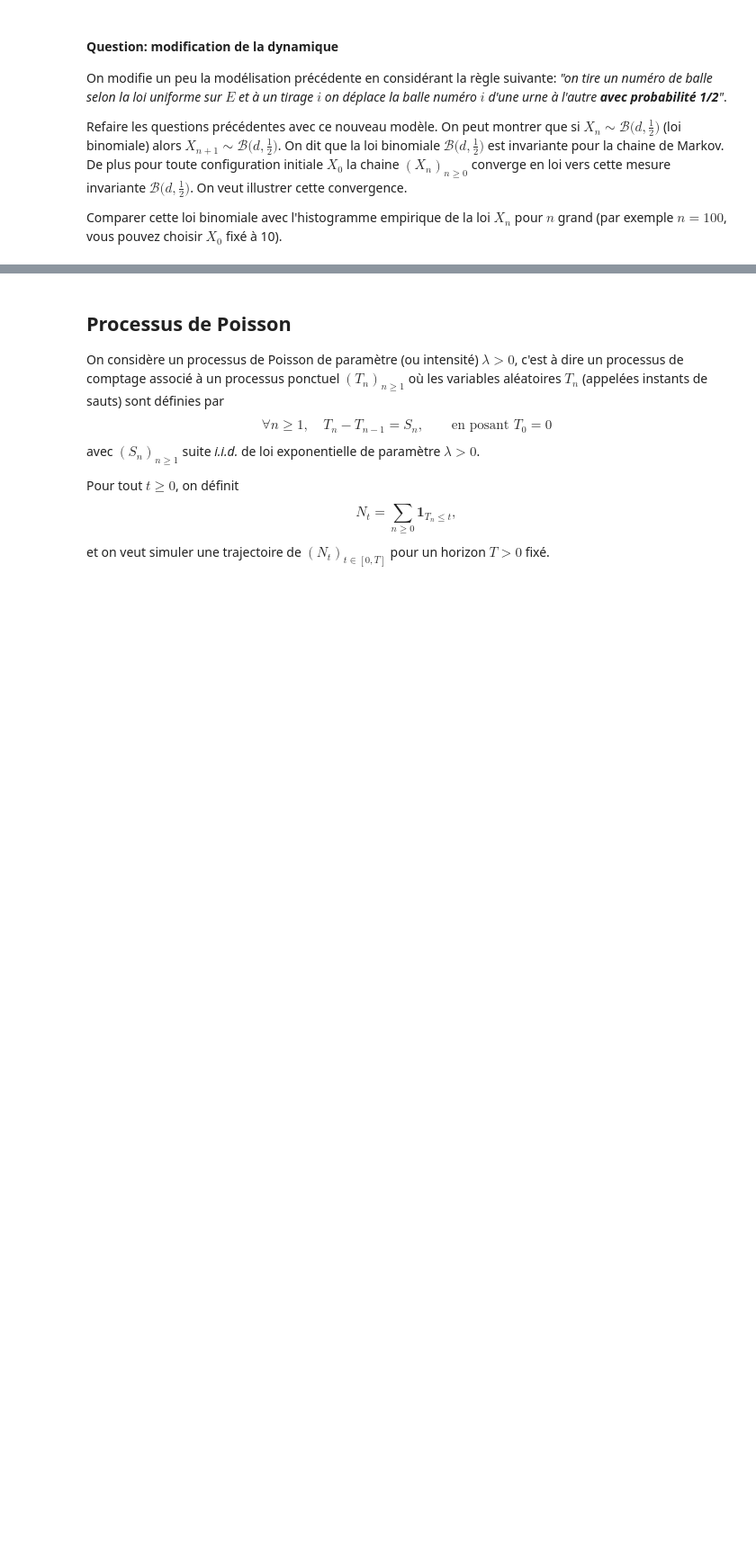
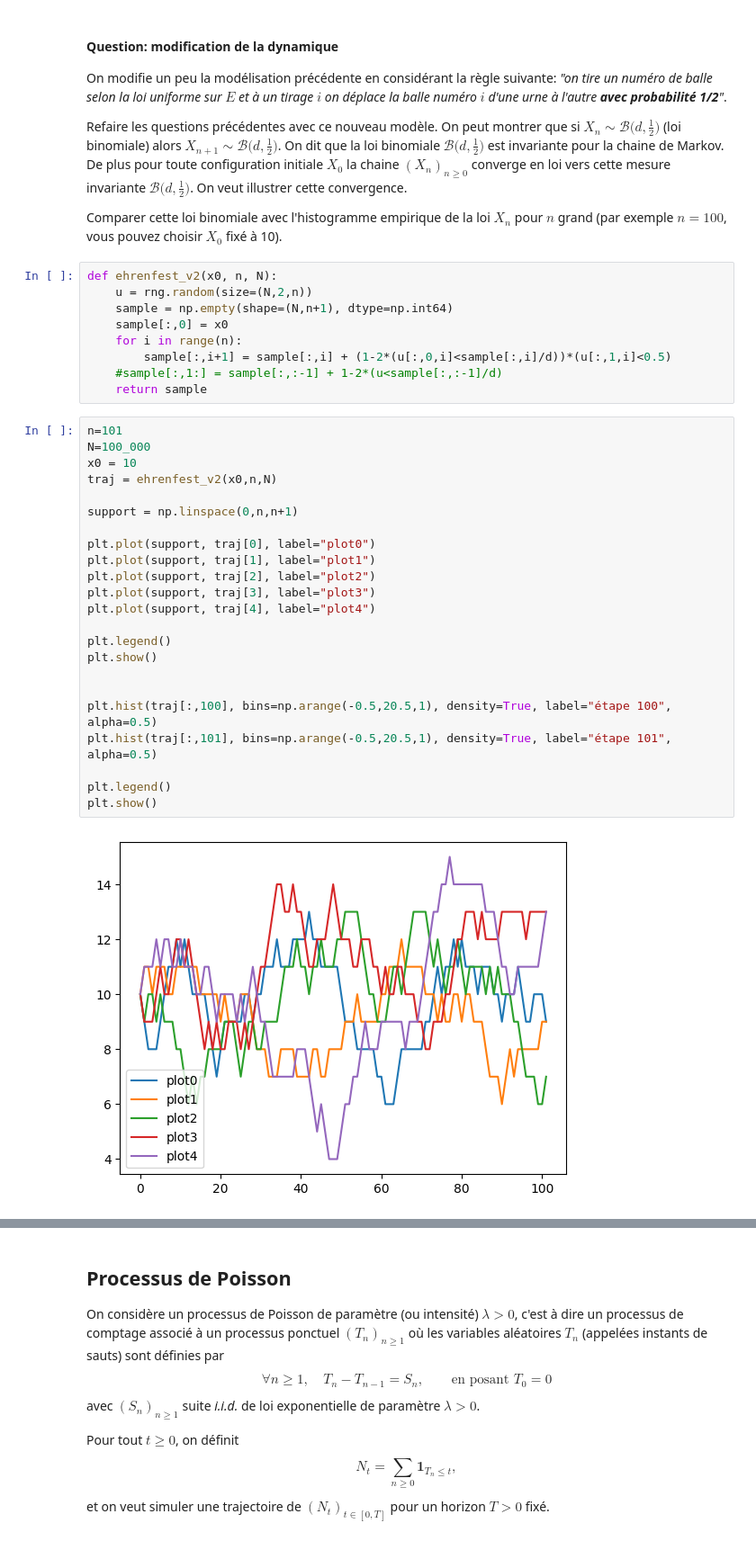
Before and after one commit to RoxaneC/M1-MATHS, a Jupyter notebook: Probabilités_Numériques/TP2/TP2 Sujet.ipynb, the cells around one changed output, grey strips where cells are left out. Shown: that part at 90% size. Cells and saved outputs as stored; diff of their text form; blank space fills up the shorter version.

```diff
--- a/Probabilités_Numériques/TP2/TP2 Sujet.ipynb
+++ b/Probabilités_Numériques/TP2/TP2 Sujet.ipynb
@@ -224,3 +329,37 @@ Refaire les questions précédentes avec ce nouveau modèle.
 On peut montrer que si $X_{n} \sim \mathcal{B}\bigl(d, \frac{1}{2}\bigr)$ (loi binomiale) alors $X_{n+1} \sim \mathcal{B}\bigl(d, \frac{1}{2}\bigr)$. On dit que la loi binomiale $\mathcal{B}\bigl(d, \frac{1}{2}\bigr)$ est invariante pour la chaine de Markov. De plus pour toute configuration initiale $X_0$ la chaine $(X_n)_{n \ge 0}$ converge en loi vers cette mesure invariante $\mathcal{B}\bigl(d, \frac{1}{2}\bigr)$. On veut illustrer cette convergence.
 
 Comparer cette loi binomiale avec l'histogramme empirique de la loi $X_n$ pour $n$ grand (par exemple $n = 100$, vous pouvez choisir $X_0$ fixé à 10).
+# %%
+def ehrenfest_v2(x0, n, N):
+    u = rng.random(size=(N,2,n))
+    sample = np.empty(shape=(N,n+1), dtype=np.int64)
+    sample[:,0] = x0
+    for i in range(n):
+        sample[:,i+1] = sample[:,i] + (1-2*(u[:,0,i]<sample[:,i]/d))*(u[:,1,i]<0.5)
+    #sample[:,1:] = sample[:,:-1] + 1-2*(u<sample[:,:-1]/d)
+    return sample
+# %%
+n=101
+N=100_000
+x0 = 10
+traj = ehrenfest_v2(x0,n,N)
+
+support = np.linspace(0,n,n+1)
+
+plt.plot(support, traj[0], label="plot0")
+plt.plot(support, traj[1], label="plot1")
+plt.plot(support, traj[2], label="plot2")
+plt.plot(support, traj[3], label="plot3")
+plt.plot(support, traj[4], label="plot4")
+
+plt.legend()
+plt.show()
+
+
+plt.hist(traj[:,100], bins=np.arange(-0.5,20.5,1), density=True, label="étape 100", alpha=0.5)
+plt.hist(traj[:,101], bins=np.arange(-0.5,20.5,1), density=True, label="étape 101", alpha=0.5)
+
+plt.legend()
+plt.show()
+# %% [output]
+[figure, added]
```
Also changed, not shown: parts of 13 cells of this notebook.
